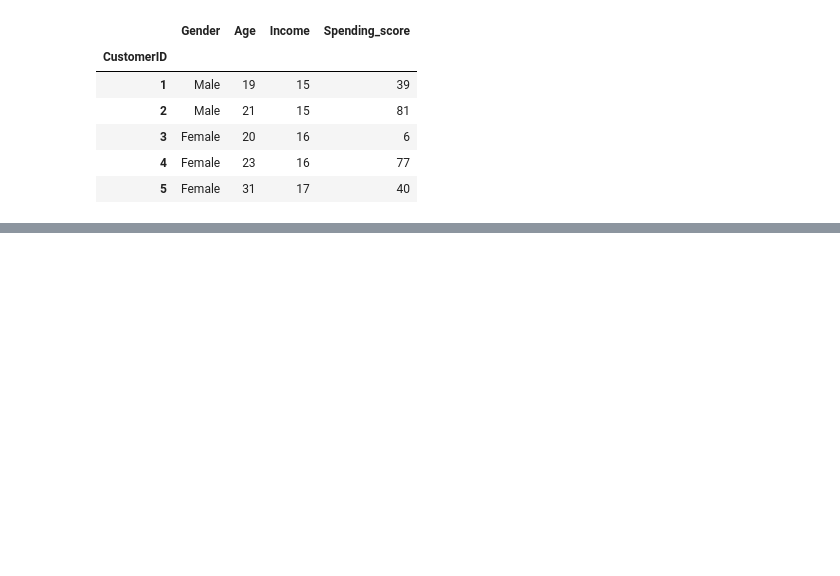
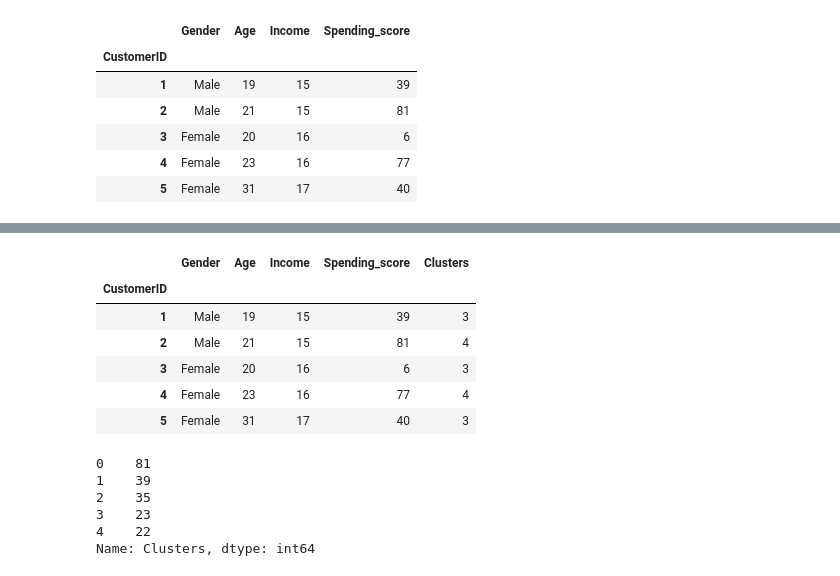
Before and after one commit to Eva02Daruma/Preparacion-prueba-2-IA, a Jupyter notebook: prepKmeans.ipynb, the cells around one changed output, grey strips where cells are left out. Cells and saved outputs as stored; diff of their text form; code cells hidden in the pictures; blank space fills up the shorter version.

```diff
--- a/prepKmeans.ipynb
+++ b/prepKmeans.ipynb
@@ -49,0 +93,19 @@ df.head()
+# %%
+df.head()
+# %% [output]
+|  | Gender | Age | Income | Spending_score | Clusters |
+| CustomerID |  |  |  |  |  |
+| 1 | Male | 19 | 15 | 39 | 3 |
+| 2 | Male | 21 | 15 | 81 | 4 |
+| 3 | Female | 20 | 16 | 6 | 3 |
+| 4 | Female | 23 | 16 | 77 | 4 |
+| 5 | Female | 31 | 17 | 40 | 3 |
+# %%
+df['Clusters'].value_counts()
+# %% [output]
+0    81
+1    39
+2    35
+3    23
+4    22
+Name: Clusters, dtype: int64
```
Also changed, not shown: parts of 14 cells of this notebook.
